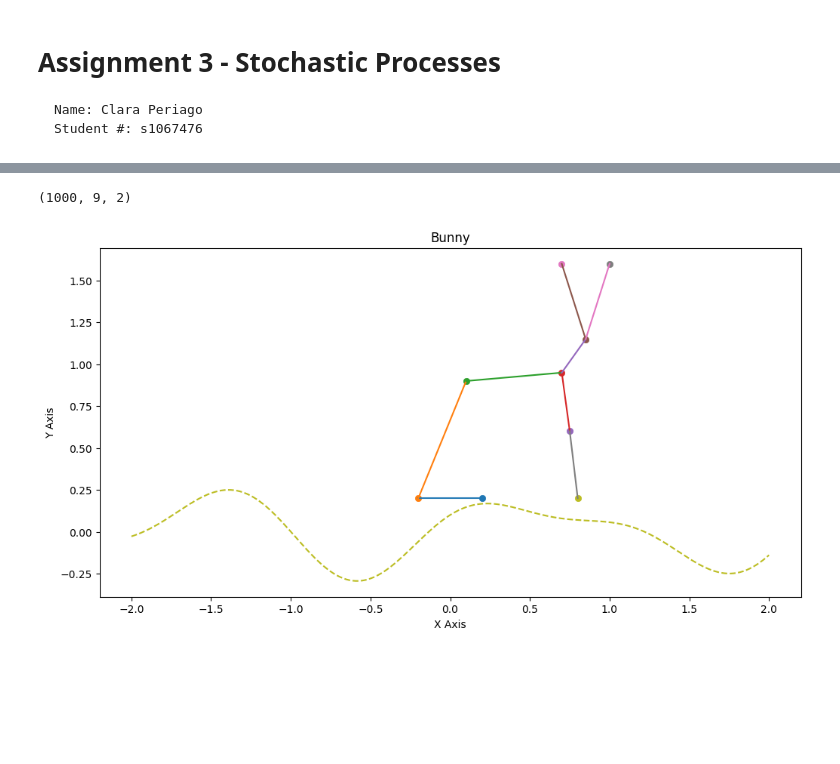
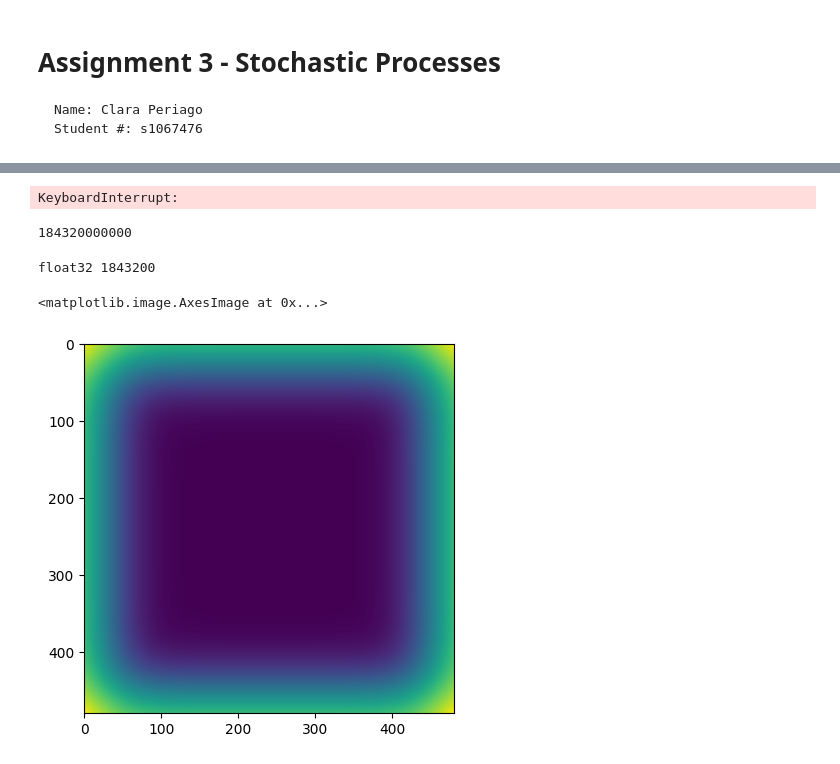
Before and after one commit to szethh/complex-adaptive-systems, a Jupyter notebook: project/project.ipynb, the cells around one changed output, grey strips where cells are left out. Drawn from its saved outputs; the diff is of its cells as text; code cells hidden in the pictures; blank space fills up the shorter version.

```diff
--- a/project/project.ipynb
+++ b/project/project.ipynb
@@ -200,10 +63,0 @@ for i, (dx, dy) in enumerate(dv):
-# %%
-dt = 0.01
-t = jnp.arange(0, 10, dt)
-
-masses = jnp.ones((n_joints,))
-lor_attr = bunny_dynamics(springs, masses, environment) # instance of our f(*x, t) system
-solver = rk4(lor_attr, dt) # solver function for our system & dt
-v0 = jnp.zeros_like(pos0)
-s0 = jnp.stack((pos0 + .2 * jnp.ones_like(pos0), v0), axis=0)
-xyzs = simulate(solver, s0, t) # iterate over the t space
@@ -232,9 +63,0 @@ def animate_draw(arr, draw_fn, interval=100):
-# %%
-joint_history = xyzs[:, 0, :, :]
-print(joint_history.shape)
-anim = animate_draw(joint_history, draw_bunny_skel, interval=1e3*dt)
-anim.save("animation.mp4")
-# HTML(anim.to_jshtml())
-# %% [output]
-(1000, 9, 2)
-[figure, removed]
@@ -240,0 +104,31 @@ anim.save("animation.mp4")
+# %%
+dt = 0.1
+t = jnp.arange(0, 10_000, dt)
+nK = 2
+dK = jnp.array([.5, .25])
+w, h = 480, 480
+
+grid = jnp.stack(
+    [
+        jnp.ones(shape=(w, h)),#, dtype=jnp.uint8),
+        jnp.zeros(shape=(w, h))#, dtype=jnp.uint8)
+    ]
+)
+
+seed_size = 11
+grid = grid.at[
+    1,
+    int(w / 2) - int(seed_size / 2) : int(w / 2) + int(seed_size / 2) + 1,
+    int(h / 2) - int(seed_size / 2) : int(h / 2) + int(seed_size / 2) + 1,
+].set(jnp.ones((seed_size, seed_size)))#, dtype=jnp.uint8) * 255)
+
+solver = bunny_dynamics(dK, dt, 0.3, 0.4, 1)
+s0 = grid  # initial state
+xyzs = simulate_chunked(solver, s0, t, chunk=10_000)  # iterate over the t space
+xyzs.shape
+# %% [output]
+KeyboardInterrupt:
+# %%
+xyzs.nbytes * len(t)
+# %% [output]
+184320000000
@@ -240,0 +189,9 @@ anim.save("animation.mp4")
+# %%
+A, B = xyzs
+frame = B / (A + B)
+print(xyzs.dtype, xyzs.nbytes)
+plt.imshow(resample01(frame))
+# %% [output]
+float32 1843200
+<matplotlib.image.AxesImage at 0x...>
+[figure, added]
```
Also changed, not shown: parts of 14 cells of this notebook, 7 other files.
